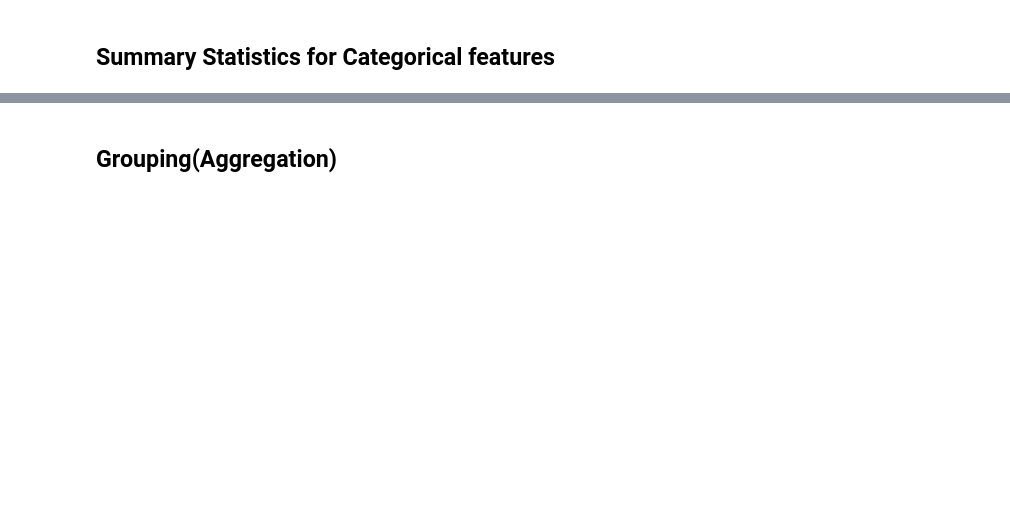
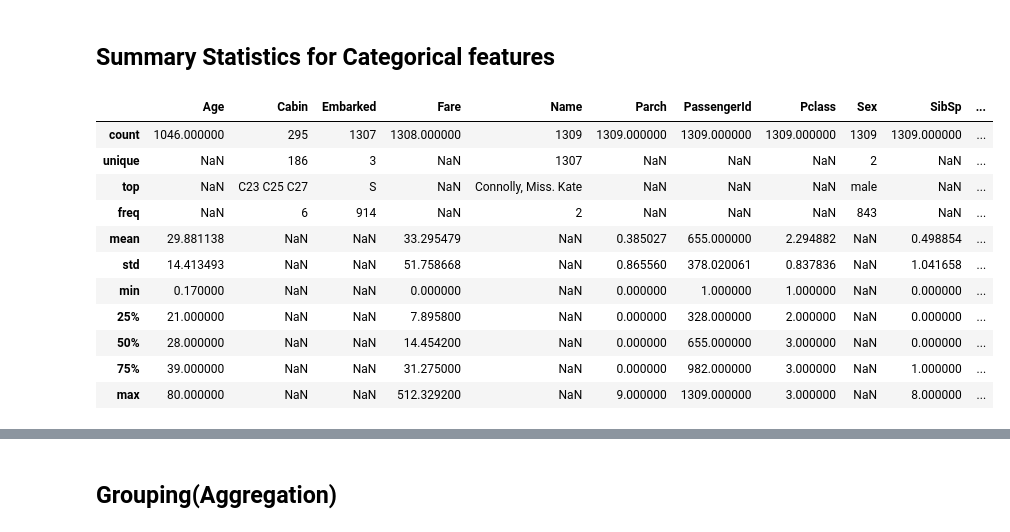
Before and after one commit to adarsh9780/titanic, a Jupyter notebook: notebooks/titanic.ipynb, the cells around one changed output, grey strips where cells are left out. Drawn from its saved outputs; the diff is of its cells as text; code cells hidden in the pictures; blank space fills up the shorter version.

```diff
--- a/notebooks/titanic.ipynb
+++ b/notebooks/titanic.ipynb
@@ -155,7 +357,20 @@ df['Age'].plot(kind='box')
 # %%
 # previosly describe method only includes numerical value
 # to also include categorical values pass a parameter include
-df.describe(include='all')
+df.describe(include='all',)
+# %% [output]
+|  | Age | Cabin | Embarked | Fare | Name | Parch | PassengerId | Pclass | Sex | SibSp | ... |
+| count | 1046.000000 | 295 | 1307 | 1308.000000 | 1309 | 1309.000000 | 1309.000000 | 1309.000000 | 1309 | 1309.000000 | ... |
+| unique | NaN | 186 | 3 | NaN | 1307 | NaN | NaN | NaN | 2 | NaN | ... |
+| top | NaN | C23 C25 C27 | S | NaN | Connolly, Miss. Kate | NaN | NaN | NaN | male | NaN | ... |
+| freq | NaN | 6 | 914 | NaN | 2 | NaN | NaN | NaN | 843 | NaN | ... |
+| mean | 29.881138 | NaN | NaN | 33.295479 | NaN | 0.385027 | 655.000000 | 2.294882 | NaN | 0.498854 | ... |
+| std | 14.413493 | NaN | NaN | 51.758668 | NaN | 0.865560 | 378.020061 | 0.837836 | NaN | 1.041658 | ... |
+| min | 0.170000 | NaN | NaN | 0.000000 | NaN | 0.000000 | 1.000000 | 1.000000 | NaN | 0.000000 | ... |
+| 25% | 21.000000 | NaN | NaN | 7.895800 | NaN | 0.000000 | 328.000000 | 2.000000 | NaN | 0.000000 | ... |
+| 50% | 28.000000 | NaN | NaN | 14.454200 | NaN | 0.000000 | 655.000000 | 3.000000 | NaN | 0.000000 | ... |
+| 75% | 39.000000 | NaN | NaN | 31.275000 | NaN | 0.000000 | 982.000000 | 3.000000 | NaN | 1.000000 | ... |
+| max | 80.000000 | NaN | NaN | 512.329200 | NaN | 9.000000 | 1309.000000 | 3.000000 | NaN | 8.000000 | ... |
 # %%
 # categorical columns
 df['Sex'].value_counts()
```
Also changed, not shown: parts of 109 cells of this notebook, 1 other file.
